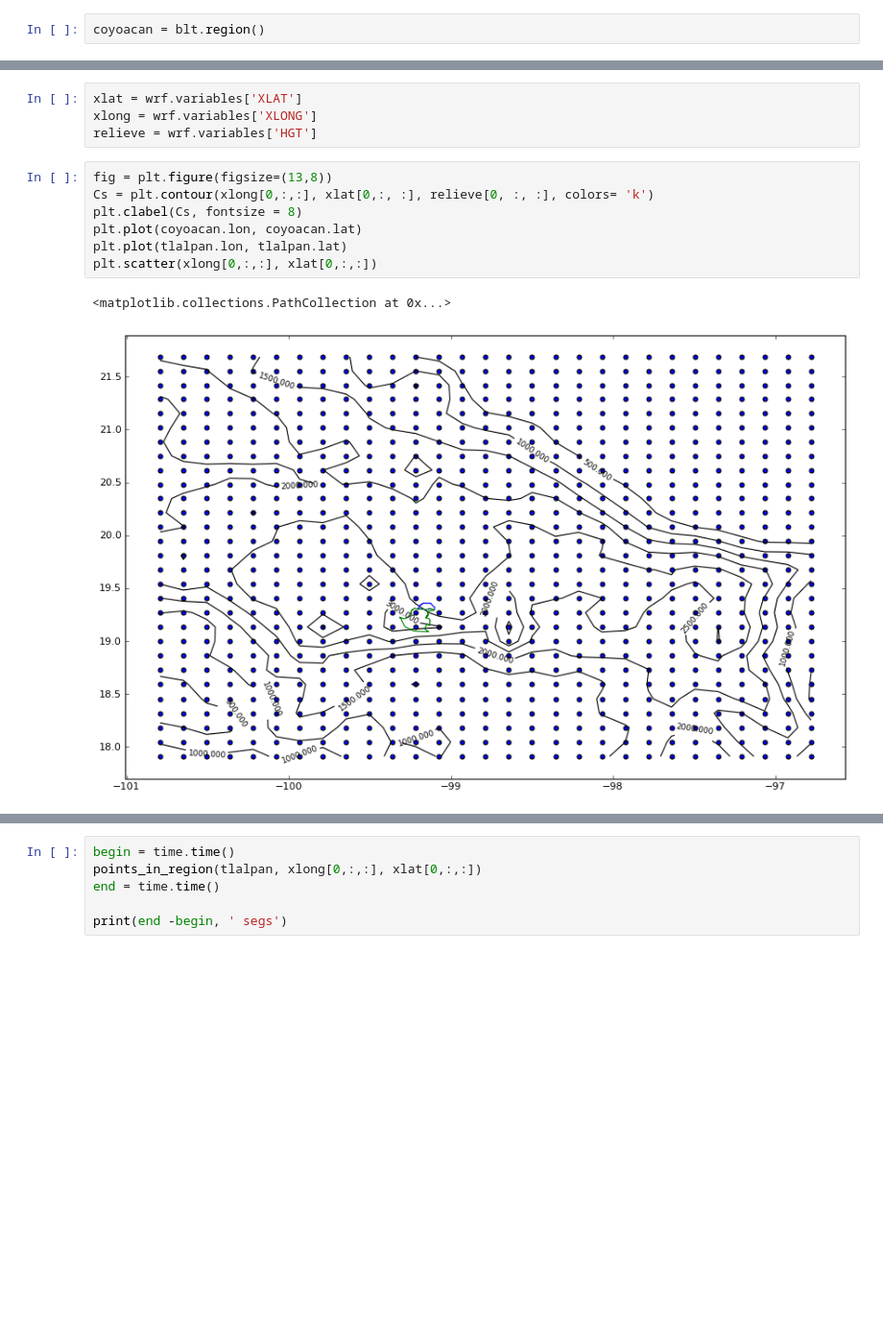
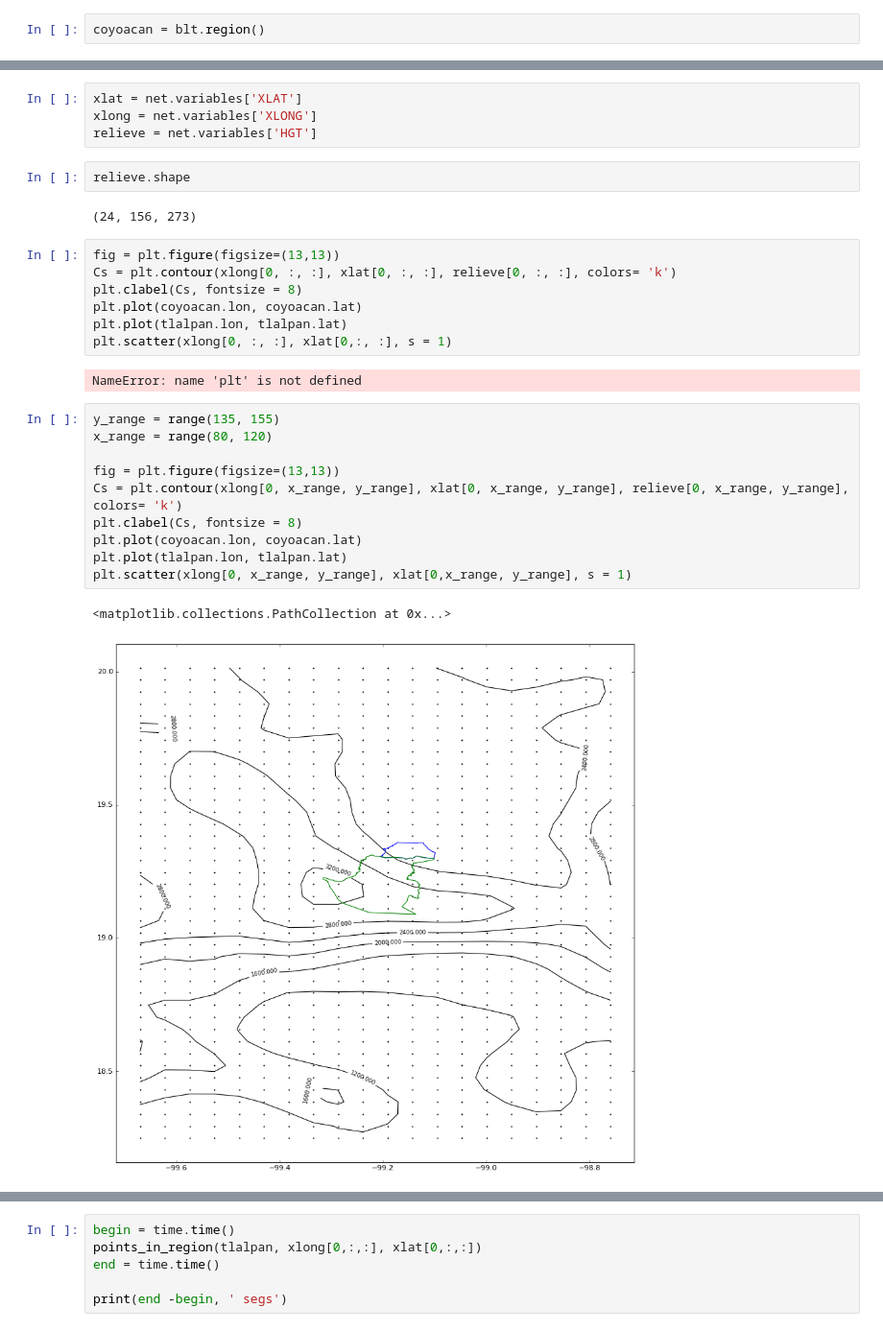
Before and after one commit to cpierard/capa_limite_WRF, a Jupyter notebook: Notebooks/puntos_de malla_en_delegaciones.ipynb, the cells around one changed output, grey strips where cells are left out. Shown: that part at 96% size. Cells and saved outputs as stored; diff of their text form; blank space fills up the shorter version.

```diff
--- a/Notebooks/puntos_de malla_en_delegaciones.ipynb
+++ b/Notebooks/puntos_de malla_en_delegaciones.ipynb
@@ -17,17 +59,33 @@ wrf = nc("Datos/wrfout_d01_2012-05-30_00:00:00.nc", 'r')
 # %%
-xlat = wrf.variables['XLAT']
-xlong = wrf.variables['XLONG']
-relieve = wrf.variables['HGT']
+xlat = net.variables['XLAT']
+xlong = net.variables['XLONG']
+relieve = net.variables['HGT']
+# %%
+relieve.shape
+# %% [output]
+(24, 156, 273)
 # %%
-fig = plt.figure(figsize=(13,8))
-Cs = plt.contour(xlong[0,:,:], xlat[0,:, :], relieve[0, :, :], colors= 'k')
+fig = plt.figure(figsize=(13,13))
+Cs = plt.contour(xlong[0, :, :], xlat[0, :, :], relieve[0, :, :], colors= 'k')
 plt.clabel(Cs, fontsize = 8)
 plt.plot(coyoacan.lon, coyoacan.lat)
 plt.plot(tlalpan.lon, tlalpan.lat)
-plt.scatter(xlong[0,:,:], xlat[0,:,:])
+plt.scatter(xlong[0, :, :], xlat[0,:, :], s = 1)
 # %% [output]
-<matplotlib.collections.PathCollection at 0x...>
+NameError: name 'plt' is not defined
-[figure, removed]
+# %%
+y_range = range(135, 155)
+x_range = range(80, 120)
+
+fig = plt.figure(figsize=(13,13))
+Cs = plt.contour(xlong[0, x_range, y_range], xlat[0, x_range, y_range], relieve[0, x_range, y_range], colors= 'k')
+plt.clabel(Cs, fontsize = 8)
+plt.plot(coyoacan.lon, coyoacan.lat)
+plt.plot(tlalpan.lon, tlalpan.lat)
+plt.scatter(xlong[0, x_range, y_range], xlat[0,x_range, y_range], s = 1)
+# %% [output]
+<matplotlib.collections.PathCollection at 0x...>
+[figure, added]
 # %%
 xlat.shape
 # %% [output]
```
Also changed, not shown: parts of 22 cells of this notebook, 7 other files.
